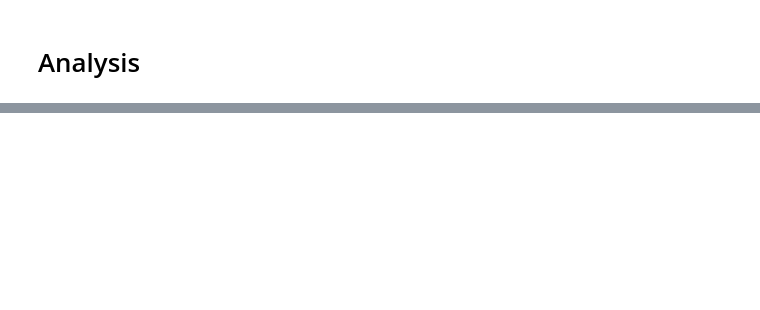
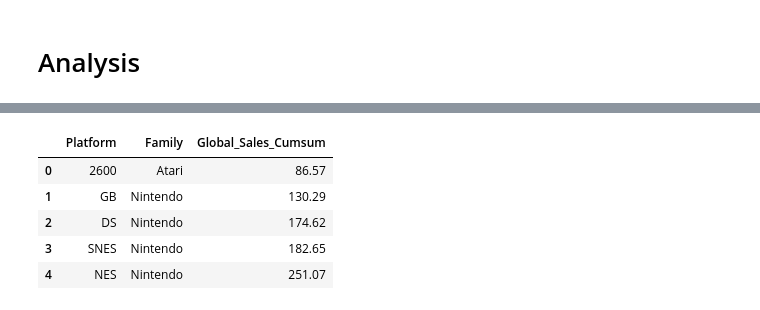
Before and after one commit to tomasborrella/video-game-sales-analysis, a Jupyter notebook: notebook/video-game-sales-analysis.ipynb, the cells around one changed output, grey strips where cells are left out. Cells and saved outputs as stored; diff of their text form; code cells hidden in the pictures; blank space fills up the shorter version.

```diff
--- a/notebook/video-game-sales-analysis.ipynb
+++ b/notebook/video-game-sales-analysis.ipynb
@@ -337,0 +122,5 @@ HTML(animator.to_jshtml())
+# %%
+# Grouped by platform and accumulating global sales for each year
+
+df_plt = df_clean.groupby(['Platform', 'Year']).sum()['Global_Sales'].reset_index()
+df_plt
@@ -337,0 +208,38 @@ HTML(animator.to_jshtml())
+# %%
+# Function to calculate the top of one year
+
+def top_of_year(df, year, top_number=8):
+    """Return a dataframe with the top videogames of a given year
+    (top considering accumulate global sales up to that year)
+
+    Parameters:
+    df (DataFrame): Dataframe with unit solds for all platforms
+    year (int): Year to calculate the top
+    top_number (int): Number of rows
+
+    Returns:
+    DataFrame: Dataframe with the top
+
+   """
+    df = df[df['Year'].eq(year)].sort_values(by='Global_Sales_Cumsum', ascending=True)
+    df = df[['Platform', 'Family', 'Global_Sales_Cumsum']]
+    row_count = df.shape[0]
+    if row_count >= top_number:
+        return df.tail(top_number).reset_index(drop=True)
+    else:
+        df_empty_rows = pd.DataFrame(columns=['Platform', 'Global_Sales_Cumsum', 'Family'])
+        for i in range(row_count, top_number):
+            df_empty_rows = df_empty_rows.append({'Platform': '-' * (i - row_count + 1), 'Global_Sales_Cumsum': 0, 'Family': 'None'}, ignore_index=True)
+        return pd.concat([df_empty_rows, df]).reset_index(drop=True)
+# %%
+# Example of use: Top 5 for 1995
+
+dff = top_of_year(df_plt_di_complete, 1995, 5)
+dff
+# %% [output]
+|  | Platform | Family | Global_Sales_Cumsum |
+| 0 | 2600 | Atari | 86.57 |
+| 1 | GB | Nintendo | 130.29 |
+| 2 | DS | Nintendo | 174.62 |
+| 3 | SNES | Nintendo | 182.65 |
+| 4 | NES | Nintendo | 251.07 |
```
Also changed, not shown: parts of 34 cells of this notebook, 41 other files.
